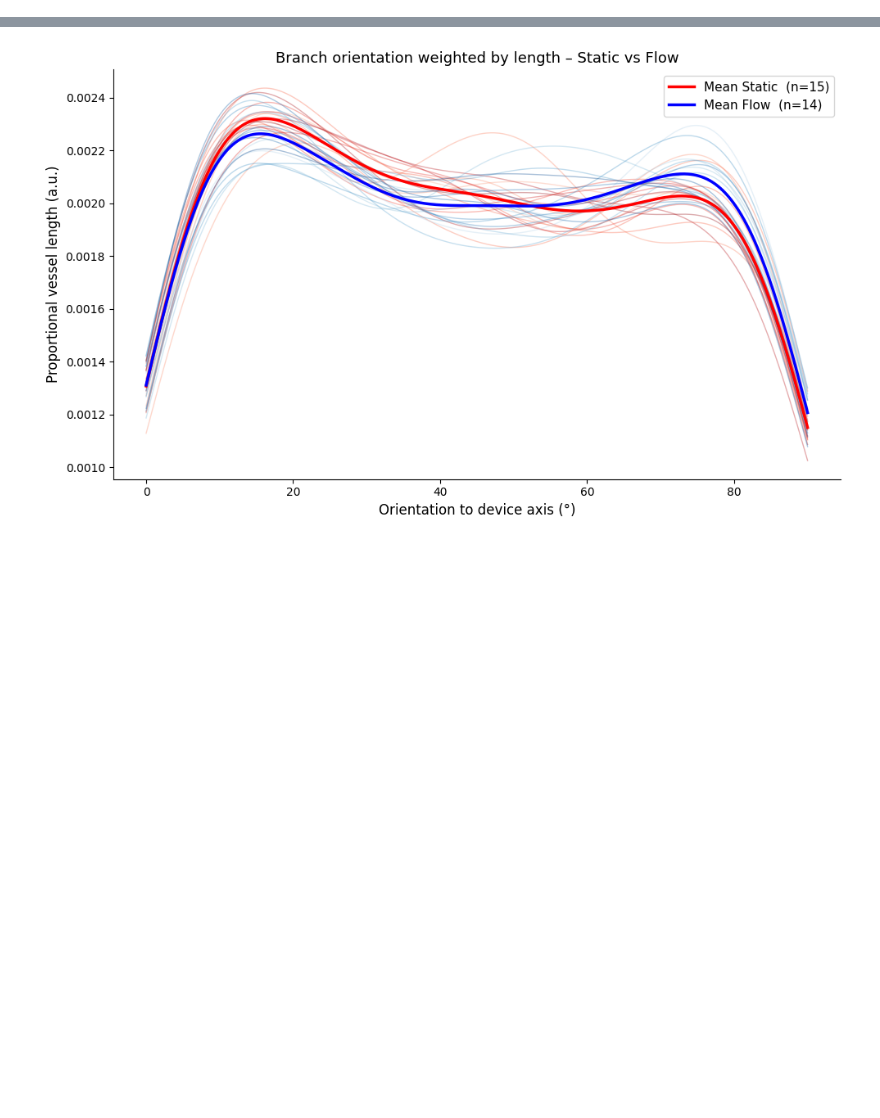
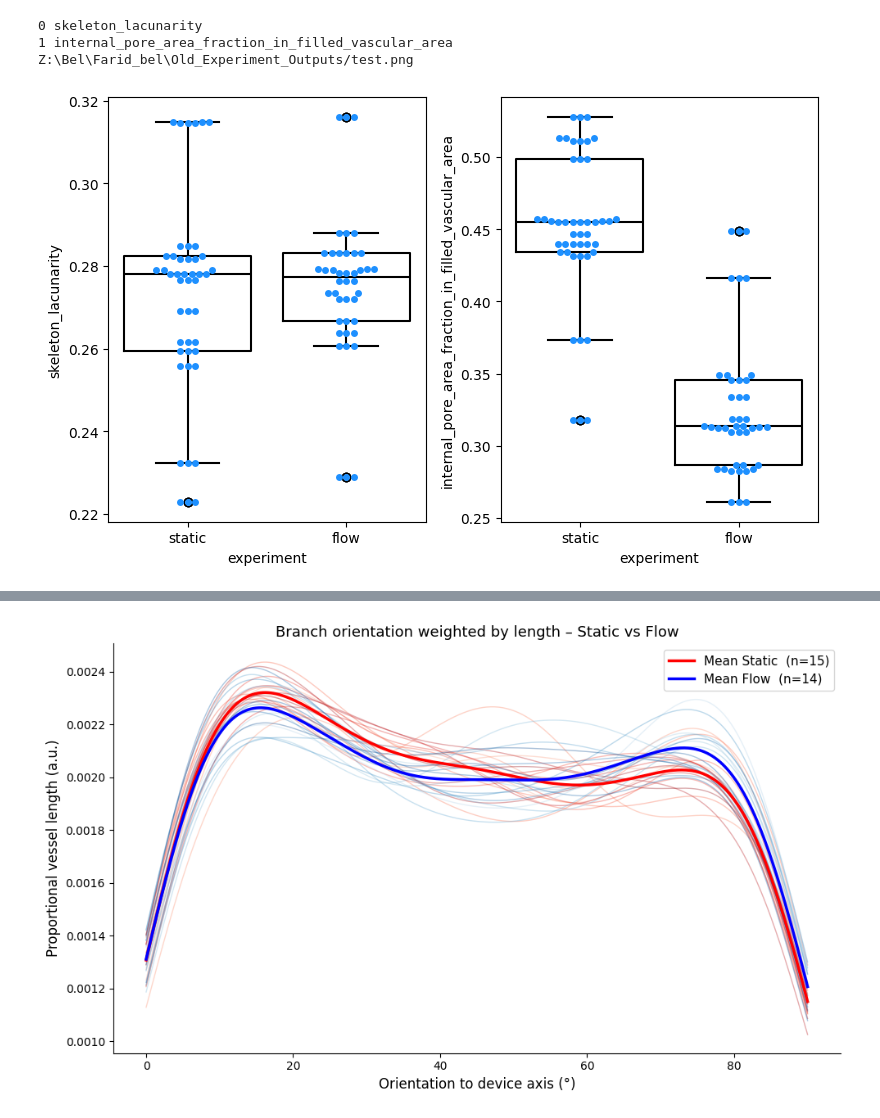
Before and after one commit to isobelth/vascumap, a Jupyter notebook: plotting_outputs.ipynb, the cells around one changed output, grey strips where cells are left out. Saved outputs shown, nothing was run; the diff lists cells and outputs as text; code cells hidden in the pictures; blank space fills up the shorter version.

```diff
--- a/plotting_outputs.ipynb
+++ b/plotting_outputs.ipynb
@@ -188,32 +14,0 @@ Index(['image_name', 'source_file', 'image_index', 'chip_volume_um3',
-# %%
-root_dir = Path(r"Z:\Bel\Farid_bel\Old_Experiment_Outputs")
-# Find all CSV files recursively
-csv_files = list(root_dir.rglob("*.csv"))
-
-if not csv_files:
-    print("No CSV files found.")
-else:
-    dfs = []
-
-    for f in csv_files:
-        if "branch" in str(f):
-            try:
-                df = pd.read_csv(f)
-                df["source_file"] = str(f)          # optional: keep track of original file
-                df["source_folder"] = str(f.parent) # optional
-                dfs.append(df)
-                print(f"Loaded: {f}")
-            except Exception as e:
-                print(f"Failed to read {f}: {e}")
-
-    if dfs:
-        combined = pd.concat(dfs, ignore_index=True, sort=False)
-
-        output_file = root_dir / "all_branch_csvs_concatenated.csv"
-        combined.to_csv(output_file, index=False)
-
-        print(f"\nSaved concatenated CSV to:\n{output_file}")
-        print(f"Total files combined: {len(dfs)}")
-        print(f"Combined shape: {combined.shape}")
-    else:
-        print("No CSV files could be read successfully.")
@@ -249,0 +100,9 @@ Index(['image_name', 'source_file', 'image_index', 'node_start', 'node_end',
+# %%
+# # xorder = ["static", "resevoir", "low_flow", "high_flow"]
+xorder = ["static", "flow"]
+plot_experiment_comparisons(combined_analysis_metrics, ["skeleton_lacunarity", "internal_pore_area_fraction_in_filled_vascular_area"], xorder, "test", root_dir)
+# %% [output]
+0 skeleton_lacunarity
+1 internal_pore_area_fraction_in_filled_vascular_area
+Z:\Bel\Farid_bel\Old_Experiment_Outputs/test.png
+[figure, added]
```
Also changed, not shown: parts of 21 cells of this notebook, 5 other files.
